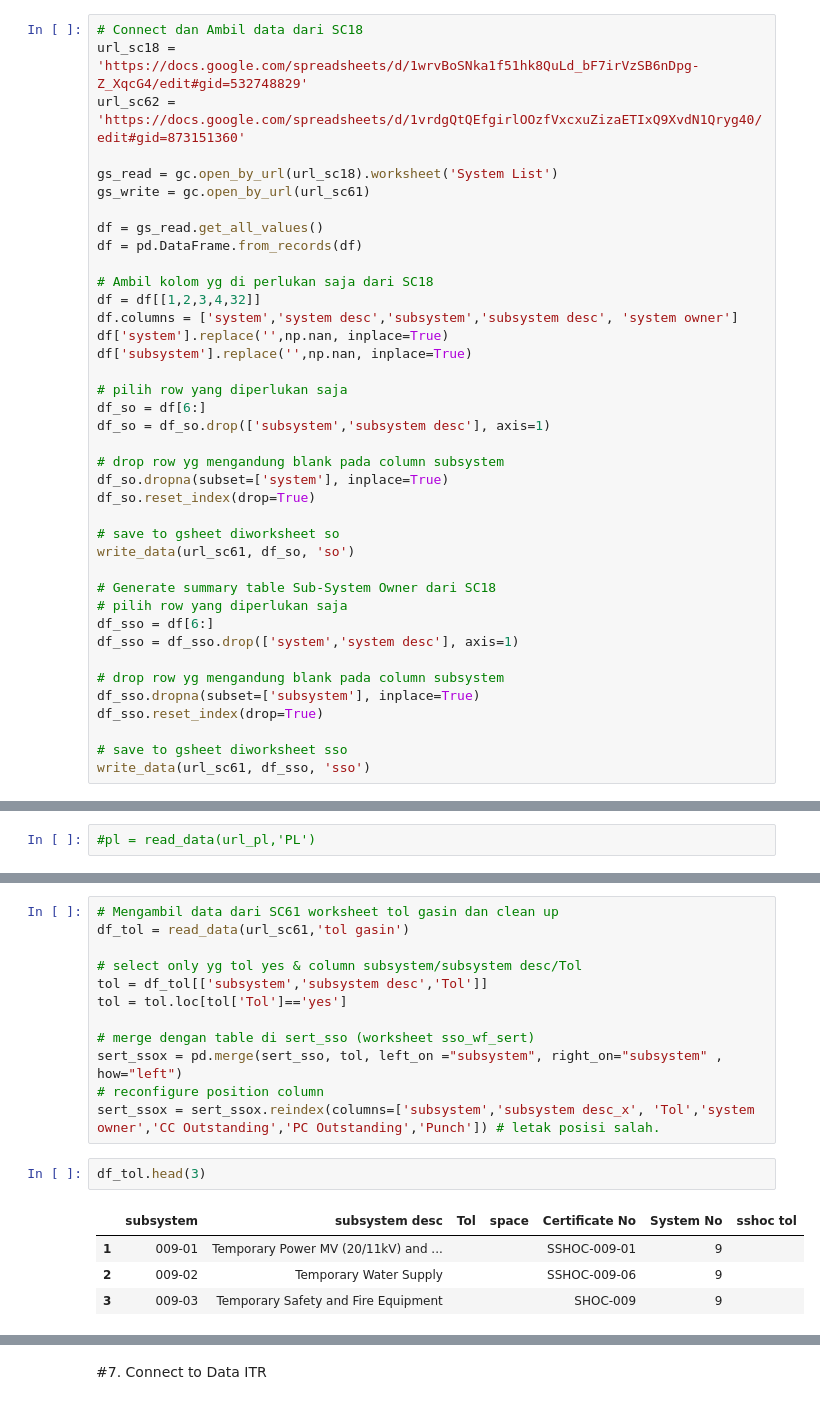
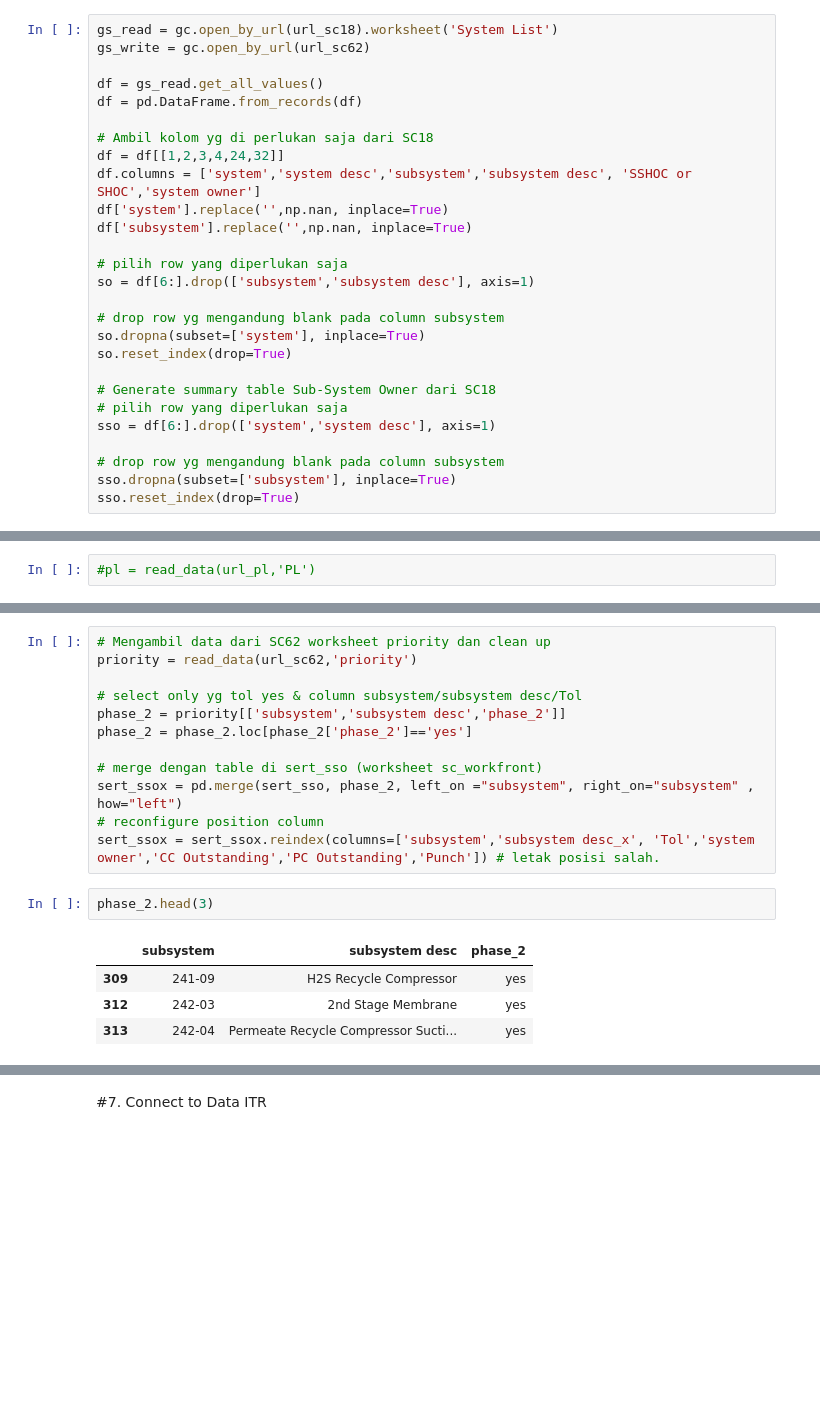
Before and after one commit to jimxs74/SC, a Jupyter notebook: SC62_LembarKoordinasi_Script.ipynb, the cells around one changed output, grey strips where cells are left out. Saved outputs shown, nothing was run; the diff lists cells and outputs as text; blank space fills up the shorter version.

```diff
--- a/SC62_LembarKoordinasi_Script.ipynb
+++ b/SC62_LembarKoordinasi_Script.ipynb
@@ -40,39 +55,27 @@ Update Data System Owner
 # %%
-# Connect dan Ambil data dari SC18
-url_sc18 = 'https://docs.google.com/spreadsheets/d/1wrvBoSNka1f51hk8QuLd_bF7irVzSB6nDpg-Z_XqcG4/edit#gid=532748829'
-url_sc62 = 'https://docs.google.com/spreadsheets/d/1vrdgQtQEfgirlOOzfVxcxuZizaETIxQ9XvdN1Qryg40/edit#gid=873151360'
-
 gs_read = gc.open_by_url(url_sc18).worksheet('System List')
-gs_write = gc.open_by_url(url_sc61)
+gs_write = gc.open_by_url(url_sc62)
 
 df = gs_read.get_all_values()
 df = pd.DataFrame.from_records(df)
 
 # Ambil kolom yg di perlukan saja dari SC18
-df = df[[1,2,3,4,32]]
-df.columns = ['system','system desc','subsystem','subsystem desc', 'system owner']
+df = df[[1,2,3,4,24,32]]
+df.columns = ['system','system desc','subsystem','subsystem desc', 'SSHOC or SHOC','system owner']
 df['system'].replace('',np.nan, inplace=True)
 df['subsystem'].replace('',np.nan, inplace=True)
 
 # pilih row yang diperlukan saja
-df_so = df[6:]
-df_so = df_so.drop(['subsystem','subsystem desc'], axis=1)
+so = df[6:].drop(['subsystem','subsystem desc'], axis=1)
 
 # drop row yg mengandung blank pada column subsystem
-df_so.dropna(subset=['system'], inplace=True)
-df_so.reset_index(drop=True)
-
-# save to gsheet diworksheet so
-write_data(url_sc61, df_so, 'so')
+so.dropna(subset=['system'], inplace=True)
+so.reset_index(drop=True)
 
 # Generate summary table Sub-System Owner dari SC18
 # pilih row yang diperlukan saja
-df_sso = df[6:]
-df_sso = df_sso.drop(['system','system desc'], axis=1)
+sso = df[6:].drop(['system','system desc'], axis=1)
 
 # drop row yg mengandung blank pada column subsystem
-df_sso.dropna(subset=['subsystem'], inplace=True)
-df_sso.reset_index(drop=True)
-
-# save to gsheet diworksheet sso
-write_data(url_sc61, df_sso, 'sso')
+sso.dropna(subset=['subsystem'], inplace=True)
+sso.reset_index(drop=True)
@@ -291,19 +298,19 @@ sert_sso = pd.merge(sert_sso, pl, left_on ="subsystem", right_on="Sub System No"
 # %%
-# Mengambil data dari SC61 worksheet tol gasin dan clean up
-df_tol = read_data(url_sc61,'tol gasin')
+# Mengambil data dari SC62 worksheet priority dan clean up
+priority = read_data(url_sc62,'priority')
 
 # select only yg tol yes & column subsystem/subsystem desc/Tol
-tol = df_tol[['subsystem','subsystem desc','Tol']]
-tol = tol.loc[tol['Tol']=='yes']
+phase_2 = priority[['subsystem','subsystem desc','phase_2']]
+phase_2 = phase_2.loc[phase_2['phase_2']=='yes']
 
-# merge dengan table di sert_sso (worksheet sso_wf_sert)
-sert_ssox = pd.merge(sert_sso, tol, left_on ="subsystem", right_on="subsystem" , how="left")
+# merge dengan table di sert_sso (worksheet sc_workfront)
+sert_ssox = pd.merge(sert_sso, phase_2, left_on ="subsystem", right_on="subsystem" , how="left")
 # reconfigure position column
 sert_ssox = sert_ssox.reindex(columns=['subsystem','subsystem desc_x', 'Tol','system owner','CC Outstanding','PC Outstanding','Punch']) # letak posisi salah.
 # %%
-df_tol.head(3)
+phase_2.head(3)
 # %% [output]
-|  | subsystem | subsystem desc | Tol | space | Certificate No | System No | sshoc tol |
-| 1 | 009-01 | Temporary Power MV (20/11kV) and ... |  |  | SSHOC-009-01 | 9 |  |
-| 2 | 009-02 | Temporary Water Supply |  |  | SSHOC-009-06 | 9 |  |
-| 3 | 009-03 | Temporary Safety and Fire Equipment |  |  | SHOC-009 | 9 |  |
+|  | subsystem | subsystem desc | phase_2 |
+| 309 | 241-09 | H2S Recycle Compressor | yes |
+| 312 | 242-03 | 2nd Stage Membrane | yes |
+| 313 | 242-04 | Permeate Recycle Compressor Sucti... | yes |
```
Also changed, not shown: parts of 40 cells of this notebook.
